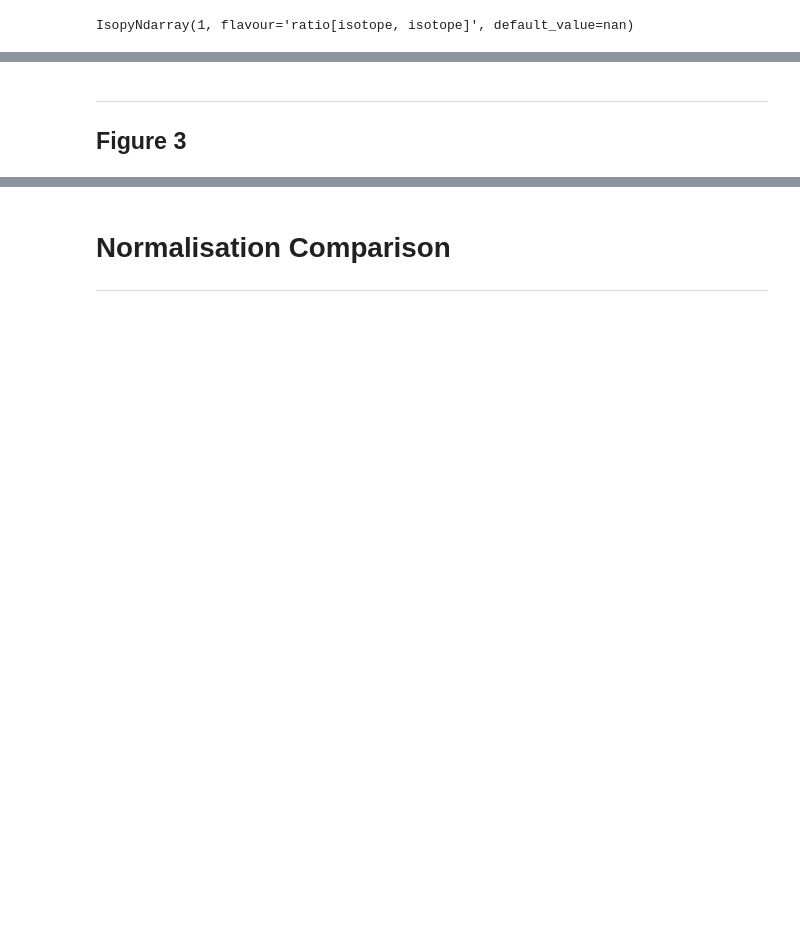
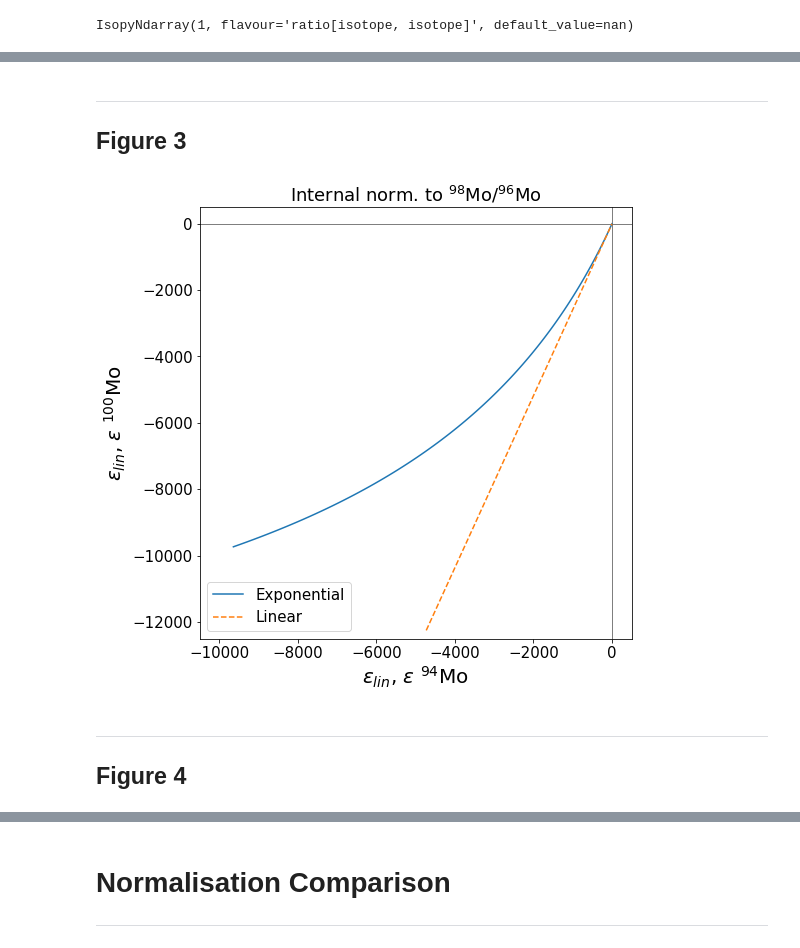
Before and after one commit to mattias-ek/internal_normalisation, a Jupyter notebook: InternalNormalisation.ipynb, the cells around one changed output, grey strips where cells are left out. Drawn from its saved outputs; the diff is of its cells as text; code cells hidden in the pictures; blank space fills up the shorter version.

```diff
--- a/InternalNormalisation.ipynb
+++ b/InternalNormalisation.ipynb
@@ -448,3 +527,41 @@ beta_UMF, beta_MF, (-1.5 + beta_UMF)
+# %% [markdown]
+---
+## Figure 3
+# %%
+## x = np.linspace(0, 1, 100)
+
+# Correct for mass fractionationd
+Q = np.log(mass_mo)/ np.log(mass_mo.get(normrat))
+
+# Create the synthetic samples
+x = np.linspace(0, 1, 100)
+sample = (solar_mo * x + SiC_mo*(1-x)).ratio('96mo')
+
+corrected_sample = (sample/solar_L09)
+
+exponential = (corrected_sample * np.power(corrected_sample.get(normrat), -Q) -1) * 1E4
+linear = ((corrected_sample-1) - Q * (corrected_sample.get(normrat)-1)) * 1E4
+
+
+isopy.tb.update_figure(plt, size=(7.5,7.05))
+isopy.tb.update_axes(plt, xlabel=r'$\epsilon_{lin}$, $\epsilon$ $^{94}\rm{Mo}$',
+                          ylabel=r'$\epsilon_{lin}$, $\epsilon$ $^{100}\rm{Mo}$',
+                          title='Internal norm. to $^{98}$Mo/$^{96}$Mo',
+                          ylim = (-12500, 500),
+                          xlim = (-10500, 500))
+plt.axhline(0, color='black', linestyle='-', linewidth = 0.5)
+plt.axvline(0, color='black', linestyle='-', linewidth = 0.5)
+
+isopy.tb.plot_scatter(plt, exponential['mo100/96mo'], exponential['mo94/96mo'],
+                      marker=False, line='-', label='Exponential')
+isopy.tb.plot_scatter(plt, linear['mo100/96mo'], linear['mo94/96mo'],
+                      marker=False, line='--', label='Linear')
+
+plt.legend()
+plt.subplots_adjust(left=0.18, bottom=0.1, right=0.98, top=0.95)
+#plt.savefig('Figure-Exp_vs_Lin.pdf')
+# %% [output]
+[figure, added]
 # %% [markdown]
 ---
-## Figure 3
+## Figure 4
```
Also changed, not shown: parts of 23 cells of this notebook, 5 other files.
